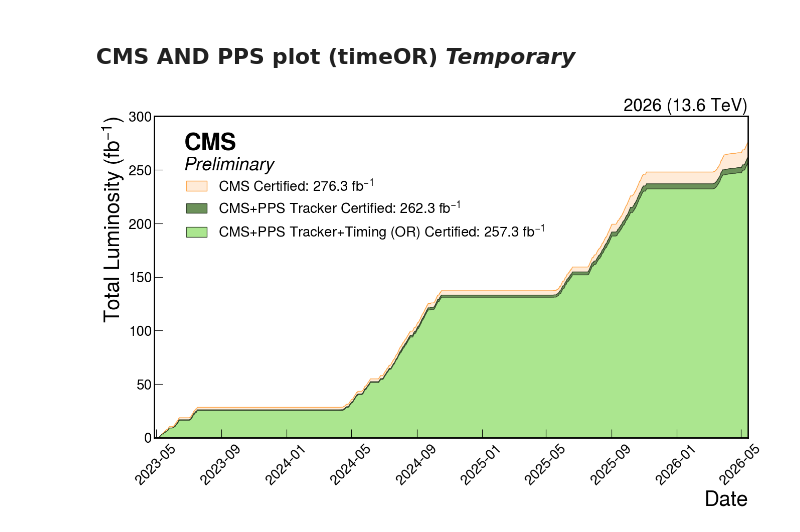
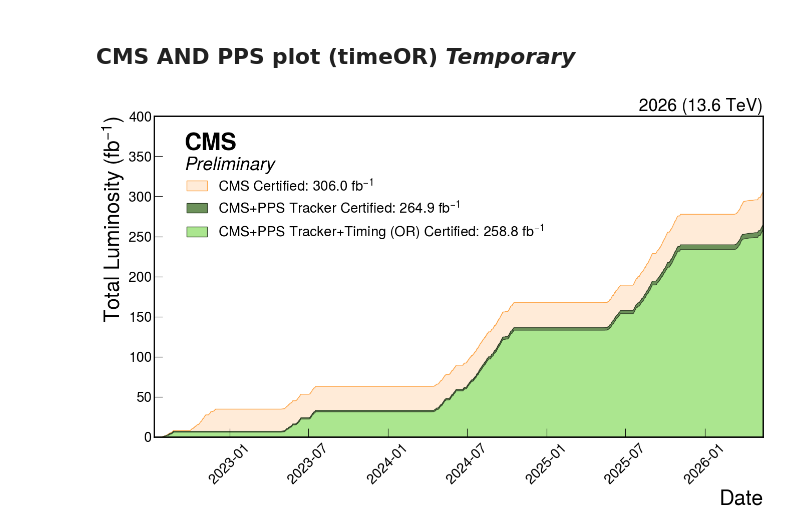
Before and after one commit to AndreaBellora/pps-dpg-lumi-plots, a Jupyter notebook: lumi_plot.ipynb, the cells around one changed output. Saved outputs shown, nothing was run; the diff lists cells and outputs as text; code cells hidden in the pictures.

Commit message:
Updated plotting for full Run 3

```diff
--- a/lumi_plot.ipynb
+++ b/lumi_plot.ipynb
@@ -595,9 +761,6 @@ plt.show()
 # %% [markdown]
 ## CMS AND PPS plot (timeOR)
 # %%
-import mplhep as hep
-import matplotlib.pyplot as plt
-
 hep.style.use('CMS')
 
 cms_tot_del = cms_2025_df['integrated_del_lumi'].iloc[-1]
@@ -606,6 +769,10 @@ pps_tot_track = cms_and_pps_2025_track_df['integrated_rec_lumi'].iloc[-1]
 pps_tot_tracktime = cms_and_pps_2025_tracktimeOR_df['integrated_rec_lumi'].iloc[-1]
 min_date = min([cms_2025_df['date'].iloc[0],cms_and_pps_2025_track_df['date'].iloc[0],cms_and_pps_2025_tracktimeOR_df['date'].iloc[0]])
 max_date = max([cms_2025_df['date'].iloc[-1],cms_and_pps_2025_track_df['date'].iloc[-1],cms_and_pps_2025_tracktimeOR_df['date'].iloc[-1]])
+
+cms_2025_df = extend_df_to_date(cms_2025_df, max_date)
+cms_and_pps_2025_track_df = extend_df_to_date(cms_and_pps_2025_track_df, max_date)
+cms_and_pps_2025_tracktimeOR_df = extend_df_to_date(cms_and_pps_2025_tracktimeOR_df, max_date)
 
 # Create the XY plot with a filled area under the line
 plt.figure(figsize=(14, 9))
@@ -753,9 +922,6 @@ plt.show()
 # %% [markdown]
 ## CMS AND PPS plot (timeAND) *Temporary*
 # %%
-import mplhep as hep
-import matplotlib.pyplot as plt
-
 hep.style.use('CMS')
 
 cms_tot_del = cms_2026_df['integrated_del_lumi'].iloc[-1]
@@ -764,6 +930,10 @@ pps_tot_track = cms_and_pps_2026_track_df['integrated_rec_lumi'].iloc[-1]
 pps_tot_tracktime = cms_and_pps_2026_tracktimeAND_df['integrated_rec_lumi'].iloc[-1]
 min_date = min([cms_2026_df['date'].iloc[0],cms_and_pps_2026_track_df['date'].iloc[0],cms_and_pps_2026_tracktimeAND_df['date'].iloc[0]])
 max_date = max([cms_2026_df['date'].iloc[-1],cms_and_pps_2026_track_df['date'].iloc[-1],cms_and_pps_2026_tracktimeAND_df['date'].iloc[-1]])
+
+cms_2026_df = extend_df_to_date(cms_2026_df, max_date)
+cms_and_pps_2026_track_df = extend_df_to_date(cms_and_pps_2026_track_df, max_date)
+cms_and_pps_2026_tracktimeAND_df = extend_df_to_date(cms_and_pps_2026_tracktimeAND_df, max_date)
 
 # Create the XY plot with a filled area under the line
 plt.figure(figsize=(14, 9))
@@ -797,9 +967,6 @@ plt.show()
 # %% [markdown]
 ## CMS AND PPS plot (timeOR) *Temporary*
 # %%
-import mplhep as hep
-import matplotlib.pyplot as plt
-
 hep.style.use('CMS')
 
 cms_tot_del = cms_2026_df['integrated_del_lumi'].iloc[-1]
@@ -808,6 +975,10 @@ pps_tot_track = cms_and_pps_2026_track_df['integrated_rec_lumi'].iloc[-1]
 pps_tot_tracktime = cms_and_pps_2026_tracktimeOR_df['integrated_rec_lumi'].iloc[-1]
 min_date = min([cms_2026_df['date'].iloc[0],cms_and_pps_2026_track_df['date'].iloc[0],cms_and_pps_2026_tracktimeOR_df['date'].iloc[0]])
 max_date = max([cms_2026_df['date'].iloc[-1],cms_and_pps_2026_track_df['date'].iloc[-1],cms_and_pps_2026_tracktimeOR_df['date'].iloc[-1]])
+
+cms_2026_df = extend_df_to_date(cms_2026_df, max_date)
+cms_and_pps_2026_track_df = extend_df_to_date(cms_and_pps_2026_track_df, max_date)
+cms_and_pps_2026_tracktimeOR_df = extend_df_to_date(cms_and_pps_2026_tracktimeOR_df, max_date)
 
 # Create the XY plot with a filled area under the line
 plt.figure(figsize=(14, 9))
@@ -1024,21 +1187,18 @@ plt.show()
 # %% [markdown]
 ## CMS AND PPS plot (timeOR) *Temporary*
 # %%
-cms_df = pd.concat([cms_2023_df,cms_2024_df,cms_2025_df,cms_2026_df,])
+cms_df = pd.concat([cms_2022_df,cms_2023_df,cms_2024_df,cms_2025_df,cms_2026_df,])
 cms_df['integrated_del_lumi'] = cms_df['del_lumi'].cumsum()
 cms_df['integrated_rec_lumi'] = cms_df['rec_lumi'].cumsum()
 
-cms_and_pps_track_df = pd.concat([cms_and_pps_2023_track_df,cms_and_pps_2024_track_df,cms_and_pps_2025_track_df,cms_and_pps_2026_track_df])
+cms_and_pps_track_df = pd.concat([cms_and_pps_2022_track_df,cms_and_pps_2023_track_df,cms_and_pps_2024_track_df,cms_and_pps_2025_track_df,cms_and_pps_2026_track_df])
 cms_and_pps_track_df['integrated_del_lumi'] = cms_and_pps_track_df['del_lumi'].cumsum()
 cms_and_pps_track_df['integrated_rec_lumi'] = cms_and_pps_track_df['rec_lumi'].cumsum()
 
-cms_and_pps_tracktimeOR_df = pd.concat([cms_and_pps_2023_tracktime_df,cms_and_pps_2024_tracktime_df,cms_and_pps_2025_tracktimeOR_df,cms_and_pps_2026_tracktimeOR_df])
+cms_and_pps_tracktimeOR_df = pd.concat([cms_and_pps_2022_tracktime_df,cms_and_pps_2023_tracktime_df,cms_and_pps_2024_tracktime_df,cms_and_pps_2025_tracktimeOR_df,cms_and_pps_2026_tracktimeOR_df])
 cms_and_pps_tracktimeOR_df['integrated_del_lumi'] = cms_and_pps_tracktimeOR_df['del_lumi'].cumsum()
 cms_and_pps_tracktimeOR_df['integrated_rec_lumi'] = cms_and_pps_tracktimeOR_df['rec_lumi'].cumsum()
 # %%
-import mplhep as hep
-import matplotlib.pyplot as plt
-
 hep.style.use('CMS')
 
 cms_tot_del = cms_df['integrated_del_lumi'].iloc[-1]
@@ -1048,32 +1208,32 @@ pps_tot_tracktime = cms_and_pps_tracktimeOR_df['integrated_rec_lumi'].iloc[-1]
 min_date = min([cms_df['date'].iloc[0],cms_and_pps_track_df['date'].iloc[0],cms_and_pps_tracktimeOR_df['date'].iloc[0]])
 max_date = max([cms_df['date'].iloc[-1],cms_and_pps_track_df['date'].iloc[-1],cms_and_pps_tracktimeOR_df['date'].iloc[-1]])
 
 # Create the XY plot with a filled area under the line
 plt.figure(figsize=(14, 9))
 # plt.fill_between(cms_2026_df['date'], cms_2026_df['integrated_del_lumi'], color='#85d1fb', alpha=1, label=f'CMS Certified Delivered: {cms_tot_del:.1f}'+' fb$^{-1}$')
 plt.fill_between(cms_df['date'], cms_df['integrated_rec_lumi'], color='#ffebd8', alpha=1, label=f'CMS Certified: {cms_tot_rec:.1f}'+' fb$^{-1}$',linewidth=1,edgecolor='#fea649')
 plt.fill_between(cms_and_pps_track_df['date'], cms_and_pps_track_df['integrated_rec_lumi'], color='#6c915a', alpha=1, label=f'CMS+PPS Tracker Certified: {pps_tot_track:.1f}'+' fb$^{-1}$',linewidth=1,edgecolor='#2d3d26')
 plt.fill_between(cms_and_pps_tracktimeOR_df['date'], cms_and_pps_tracktimeOR_df['integrated_rec_lumi'], color='#abe68f', alpha=1, label=f'CMS+PPS Tracker+Timing (OR) Certified: {pps_tot_tracktime:.1f}'+' fb$^{-1}$',linewidth=1,edgecolor='#36492d')
 plt.xlabel('Date',fontsize=30)
 plt.ylabel('Total Luminosity (fb$^{-1}$)',fontsize=30)
 plt.xticks(rotation=45,fontsize=20)
 plt.yticks(fontsize=20)
 plt.xlim((min_date,max_date))
-plt.ylim((0,300))
+plt.ylim((0,400))
 plt.legend(loc='upper left', fontsize=20, bbox_to_anchor=(0.03,0.85))
 
 # Remove minor ticks (which don't really make sense here)
 plt.minorticks_off()
 
 # Remove right and top axis. It's not CMS-style, I know, but they're really ugly and useless in this case
 plt.tick_params(axis='both', which='both', direction='in', top=False, right=False)
 
 # Add CMS Preliminary label
 hep.cms.label('Preliminary',loc=2, data=True, rlabel='2026 (13.6 TeV)')
 
 # Show the plot
 plt.tight_layout()
 plt.savefig('CMS_AND_PPS_lumi_Run3_timeOR.png',dpi=600)
 plt.show()
 # %% [output]
-[figure, old version]
+[figure, new version]
```
Also changed, not shown: parts of 30 cells of this notebook, 2 other files.
